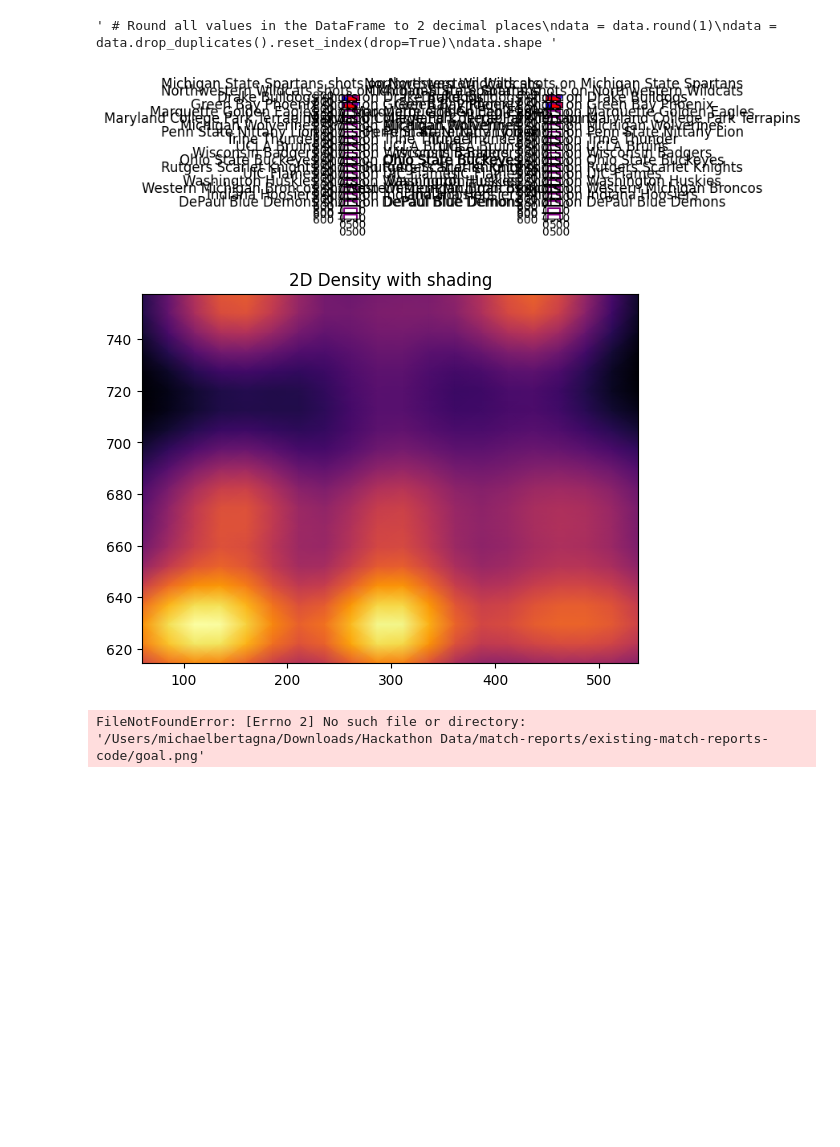
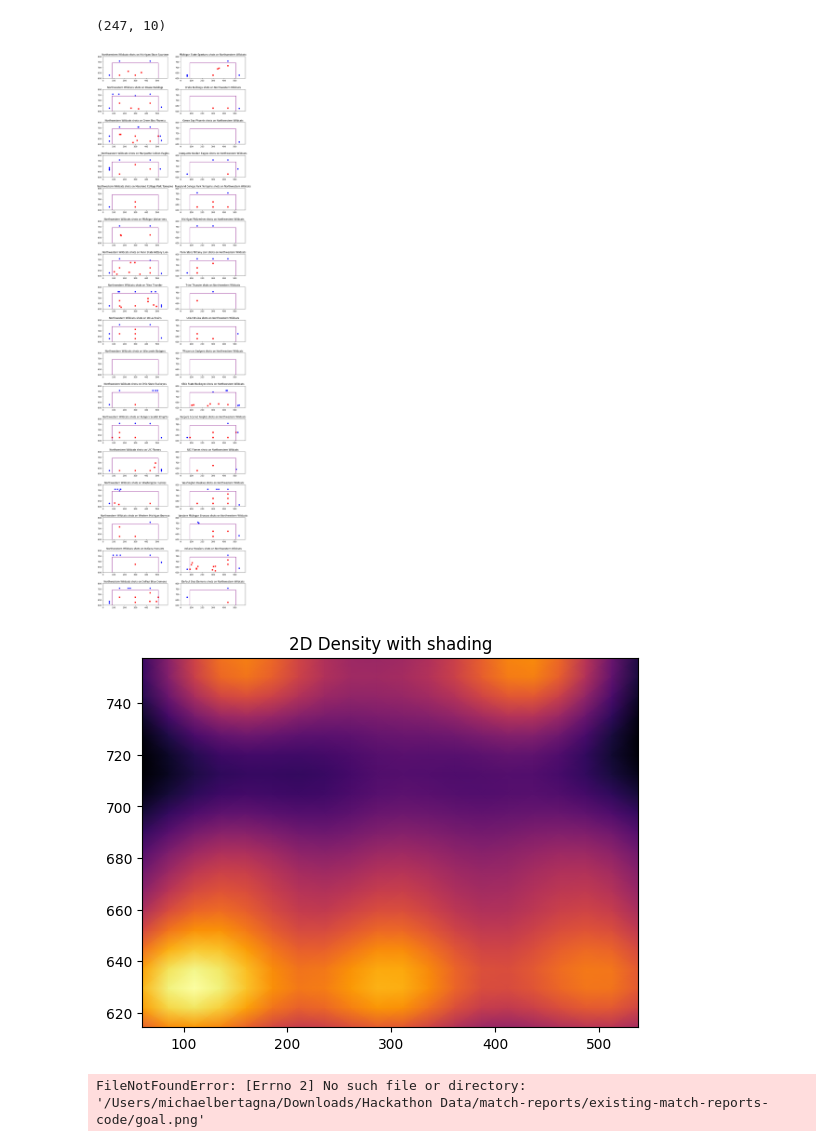
Before and after one commit to bledoux2002/Hackathon_2024, a Jupyter notebook: match-reports/existing-match-reports-code/parse_shot_locs.ipynb, the cells around one changed output. Saved outputs shown, nothing was run; the diff lists cells and outputs as text; code cells hidden in the pictures; blank space fills up the shorter version.

Commit message:
GOT IT
2 graphs for every game northwestern played, goals for and goals against

```diff
--- a/match-reports/existing-match-reports-code/parse_shot_locs.ipynb
+++ b/match-reports/existing-match-reports-code/parse_shot_locs.ipynb
@@ -422,15 +422,16 @@ teamname = "Northwestern Wildcats"
 pdf_path = f"../northwestern-2024"
 data = parse_shot_locs(pdf_path, teamname)
 # %%
-""" # Round all values in the DataFrame to 2 decimal places
+# Round all values in the DataFrame to 2 decimal places
 data = data.round(1)
 data = data.drop_duplicates().reset_index(drop=True)
-data.shape """
+data.shape
 # %% [output]
-' # Round all values in the DataFrame to 2 decimal places\ndata = data.round(1)\ndata = data.drop_duplicates().reset_index(drop=True)\ndata.shape '
+(247, 10)
 # %%
+home_team = "Northwestern Wildcats"
 teams = data['team_name'].unique()
-opponents = data['opponent_team_name'].unique()
+opponents = [team for team in teams if team != home_team]
 x = np.array(data['width'])
 y = np.array(data['length'])
 target = np.array(data['target'])
@@ -438,57 +439,57 @@ target = np.array(data['target'])
 goalX = [85, 85, 510, 510]
 goalY = [600, 740, 740, 600]
 
-fig, axes = plt.subplots(len(teams), 2, figsize=(6, 2))
+fig, axes = plt.subplots(len(opponents), 2, figsize=(13, len(opponents) * 3))
 
 for i in  range (len(axes)):
     # Home mask = only shots taken by teams on opposition goal
-    home_mask = data['team_name'] == teams[i]
+    home_mask = data['team_name'] == home_team
     opp_mask = data['opponent_team_name'] == opponents[i]
     x_home = x[home_mask & opp_mask]
     y_home = y[home_mask & opp_mask]
     target_home = target[home_mask & opp_mask]
 
     for j in range(len(x_home)):
         marker, color = ('o', 'b') if target_home[j] == "off_target" else ('s', 'r')
         axes[i, 0].scatter(x_home[j], y_home[j], marker=marker, color=color)
-    axes[i, 0].set_title(f'{teams[i]} shots on {opponents[i]}')
+    axes[i, 0].set_title(f'{home_team} shots on {opponents[i]}')
 
     axes[i, 0].plot(goalX, goalY, color='purple')
     axes[i, 0].set_xlim(0, 595)
     axes[i, 0].set_ylim(600, 800)
     axes[i, 0].set_aspect('equal', adjustable='box')
 
     # Opp mask = only shots taken by the opponents on home goal
     opp_mask = data['team_name'] == opponents[i]
-    home_mask = data['opponent_team_name'] == teams[i]
+    home_mask = data['opponent_team_name'] == home_team
     x_opp = x[opp_mask & home_mask]
     y_opp = y[opp_mask & home_mask]
     target_opp = target[opp_mask & home_mask]
 
     for j in range(len(x_opp)):
         marker, color = ('o', 'b') if target_opp[j] == "off_target" else ('s', 'r')
         axes[i, 1].scatter(x_opp[j], y_opp[j], marker=marker, color=color)
-    axes[i, 1].set_title(f'{opponents[i]} shots on {teams[i]}')
+    axes[i, 1].set_title(f'{opponents[i]} shots on {home_team}')
 
     axes[i, 1].plot(goalX, goalY, color='purple')
     axes[i, 1].set_xlim(0, 595)
     axes[i, 1].set_ylim(600, 800)
     axes[i, 1].set_aspect('equal', adjustable='box')
 
 #fig.set_size_inches(12, len(teams))
 #plt.tight_layout()
 plt.show()
 # %% [output]
-[figure, old version]
+[figure, new version]
 # %%
 x = np.array(x)
 y = np.array(y)
 
-data = np.vstack([x, y])
+dataNew = np.vstack([x, y])
 
 nbins = 20
 
-k = gaussian_kde(data)
+k = gaussian_kde(dataNew)
 xi, yi = np.mgrid[x.min():x.max():nbins*1j, y.min():y.max():nbins*1j]
 zi = k(np.vstack([xi.flatten(), yi.flatten()]))
 
@@ -498,7 +499,7 @@ plt.title('2D Density with shading')
 plt.pcolormesh(xi, yi, zi.reshape(xi.shape), shading='gouraud', cmap='inferno')
 plt.show()
 # %% [output]
-[figure, old version]
+[figure, new version]
 # %%
 import numpy as np
 import matplotlib.pyplot as plt
```
Also changed, not shown: parts of 3 cells of this notebook.
